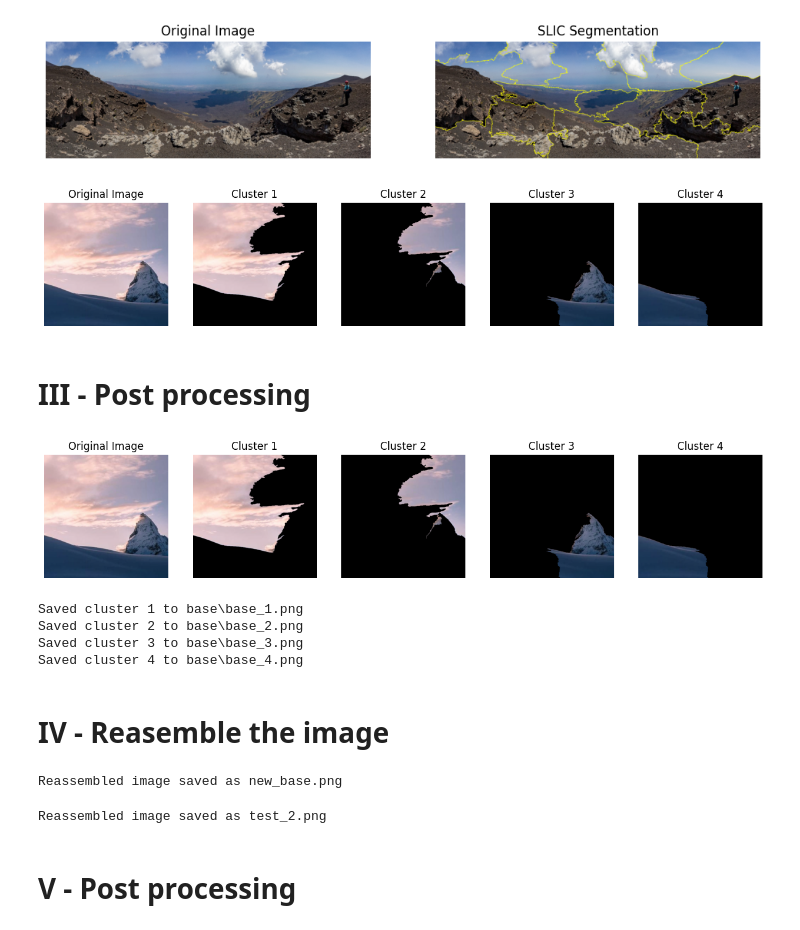
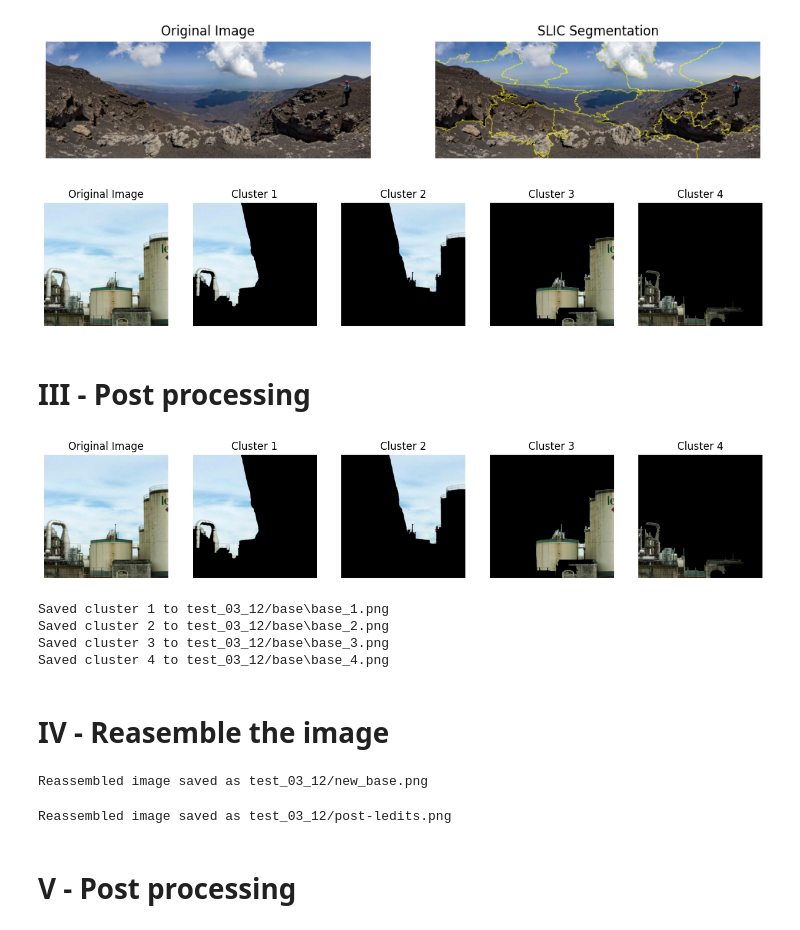
Before and after one commit to louislhotte/seamless-stable-diffusion-cs, a Jupyter notebook: SLICK/slic.ipynb, the cells around one changed output. Drawn from its saved outputs; the diff is of its cells as text; code cells hidden in the pictures.

```diff
--- a/SLICK/slic.ipynb
+++ b/SLICK/slic.ipynb
@@ -101,35 +101,35 @@ def segment_and_extract_clusters(image_path, n_segments=4, compactness=20):
         mask = segments == segment_label
 
         # Create a new image with the same dimensions, initially black
         segmented_image = np.zeros_like(image_rgb)
 
         # Copy the region corresponding to the current cluster into the new image
         segmented_image[mask] = image_rgb[mask]
 
         cluster_images.append(segmented_image)
 
     # Display the original image and segmented clusters
     fig, axes = plt.subplots(1, len(cluster_images) + 1, figsize=(15, 5))
 
     # Display original image
     axes[0].imshow(image_rgb)
     axes[0].set_title("Original Image")
     axes[0].axis("off")
 
     # Display segmented images
     for i, cluster_image in enumerate(cluster_images):
         axes[i + 1].imshow(cluster_image)
         axes[i + 1].set_title(f"Cluster {i + 1}")
         axes[i + 1].axis("off")
 
     plt.show()
 
     return cluster_images
 
 # Example usage:
-cluster_images = segment_and_extract_clusters("base.png", n_segments=3, compactness=20)
+cluster_images = segment_and_extract_clusters("test_03_12/base.png", n_segments=5, compactness=30)
 # %% [output]
-[figure, old version]
+[figure, new version]
 # %% [markdown]
 # III - Post processing
 # %%
@@ -156,14 +156,14 @@ def save_clusters_to_folder(cluster_images, output_folder="base"):
         print(f"Saved cluster {i + 1} to {output_path}")
 
 # Example usage with previously generated cluster images
-cluster_images = segment_and_extract_clusters("base.png", n_segments=3, compactness=20)
-save_clusters_to_folder(cluster_images, output_folder="base")
+cluster_images = segment_and_extract_clusters("test_03_12/base.png", n_segments=5, compactness=30)
+save_clusters_to_folder(cluster_images, output_folder="test_03_12/base")
 # %% [output]
-[figure, old version]
+[figure, new version]
-Saved cluster 1 to base\base_1.png
-Saved cluster 2 to base\base_2.png
-Saved cluster 3 to base\base_3.png
-Saved cluster 4 to base\base_4.png
+Saved cluster 1 to test_03_12/base\base_1.png
+Saved cluster 2 to test_03_12/base\base_2.png
+Saved cluster 3 to test_03_12/base\base_3.png
+Saved cluster 4 to test_03_12/base\base_4.png
 # %% [markdown]
 # IV - Reasemble the image
 # %%
@@ -205,13 +205,13 @@ def reassemble_clusters_fixed(input_folder="base", output_file="new_base.png"):
     print(f"Reassembled image saved as {output_file}")
 
 # Example usage:
-reassemble_clusters_fixed(input_folder="base", output_file="new_base.png")
+reassemble_clusters_fixed(input_folder="test_03_12/base", output_file="test_03_12/new_base.png")
 # %% [output]
-Reassembled image saved as new_base.png
+Reassembled image saved as test_03_12/new_base.png
 # %%
-reassemble_clusters_fixed(input_folder="base_modified", output_file="test_2.png")
+reassemble_clusters_fixed(input_folder="test_03_12/base_modified", output_file="test_03_12/post-ledits.png")
 # %% [output]
-Reassembled image saved as test_2.png
+Reassembled image saved as test_03_12/post-ledits.png
 # %% [markdown]
 # V - Post processing
 # %% [markdown]
```
Also changed, not shown: parts of 1 cell of this notebook, 16 other files.
